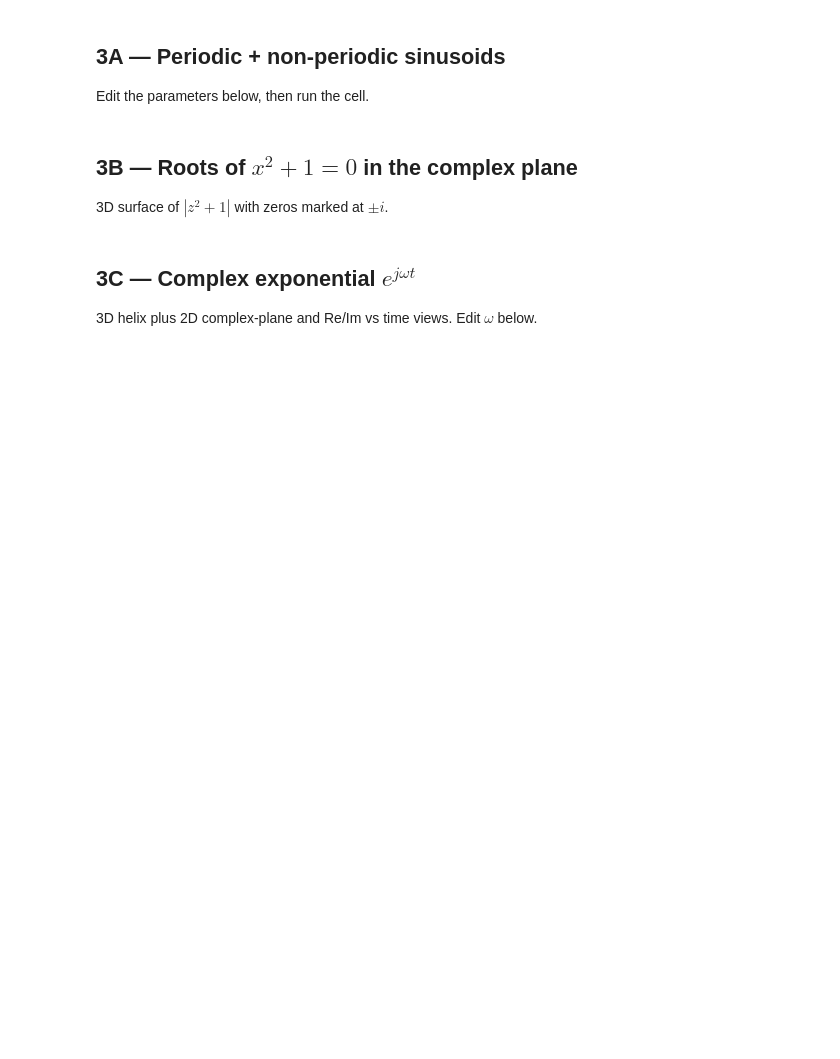
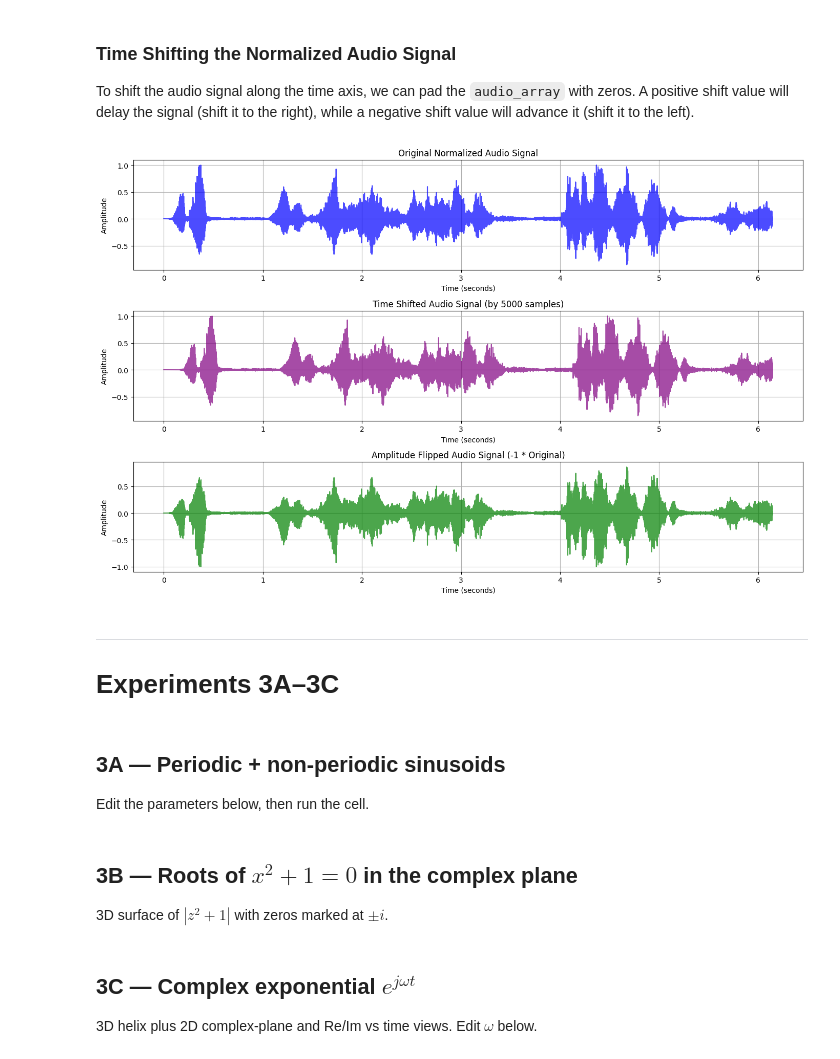
Before and after one commit to Siddco17/padhai, a Jupyter notebook: sem3/03-sns-lab/scripts/snslab.ipynb, the cells around one changed output. Drawn from its saved outputs; the diff is of its cells as text; code cells hidden in the pictures; blank space fills up the shorter version.

```diff
--- a/sem3/03-sns-lab/scripts/snslab.ipynb
+++ b/sem3/03-sns-lab/scripts/snslab.ipynb
@@ -5,3 +138,63 @@ Combined notebook for lab scripts **3A**, **3B**, and **3C**.
+# %% [markdown]
+### Time Shifting the Normalized Audio Signal
+To shift the audio signal along the time axis, we can pad the `audio_array` with zeros. A positive shift value will delay the signal (shift it to the right), while a negative shift value will advance it (shift it to the left).
+# %%
+import numpy as np
+import matplotlib.pyplot as plt
+
+# Define the number of samples to shift
+shift_samples = 5000  # Shift forward by 5000 samples
+
+# Create a new array for the shifted audio
+shifted_audio_time = np.zeros_like(audio_array, dtype=audio_array.dtype)
+
+if shift_samples > 0:
+    # Positive shift: pad the beginning with zeros
+    # Example: [0,0,0, s1, s2, s3]
+    shifted_audio_time[shift_samples:] = audio_array[:-shift_samples]
+elif shift_samples < 0:
+    # Negative shift: pad the end with zeros
+    # Example: [s4, s5, s6, 0, 0, 0]
+    shifted_audio_time[:shift_samples] = audio_array[-shift_samples:]
+else:
+    # No shift
+    shifted_audio_time = audio_array.copy()
+
+# Amplitude Flipping (Inversion)
+amplitude_flipped_audio = -audio_array
+
+# Plotting the original, time-shifted, and amplitude-flipped signals
+plt.figure(figsize=(14, 9))
+
+plt.subplot(3, 1, 1)
+plt.plot(time_axis, audio_array, color='blue', alpha=0.7)
+plt.title('Original Normalized Audio Signal')
+plt.xlabel('Time (seconds)')
+plt.ylabel('Amplitude')
+plt.grid(True)
+
+plt.subplot(3, 1, 2)
+plt.plot(time_axis, shifted_audio_time, color='purple', alpha=0.7)
+plt.title(f'Time Shifted Audio Signal (by {shift_samples} samples)')
+plt.xlabel('Time (seconds)')
+plt.ylabel('Amplitude')
+plt.grid(True)
+
+plt.subplot(3, 1, 3)
+plt.plot(time_axis, amplitude_flipped_audio, color='green', alpha=0.7)
+plt.title('Amplitude Flipped Audio Signal (-1 * Original)')
+plt.xlabel('Time (seconds)')
+plt.ylabel('Amplitude')
+plt.grid(True)
+
+plt.tight_layout()
+plt.show()
+# %% [output]
+[figure, added]
+# %% [markdown]
+---
+
+# Experiments 3A–3C
 # %%
 import numpy as np
 import matplotlib.pyplot as plt
```
Also changed, not shown: parts of 9 cells of this notebook, 3 other files.
